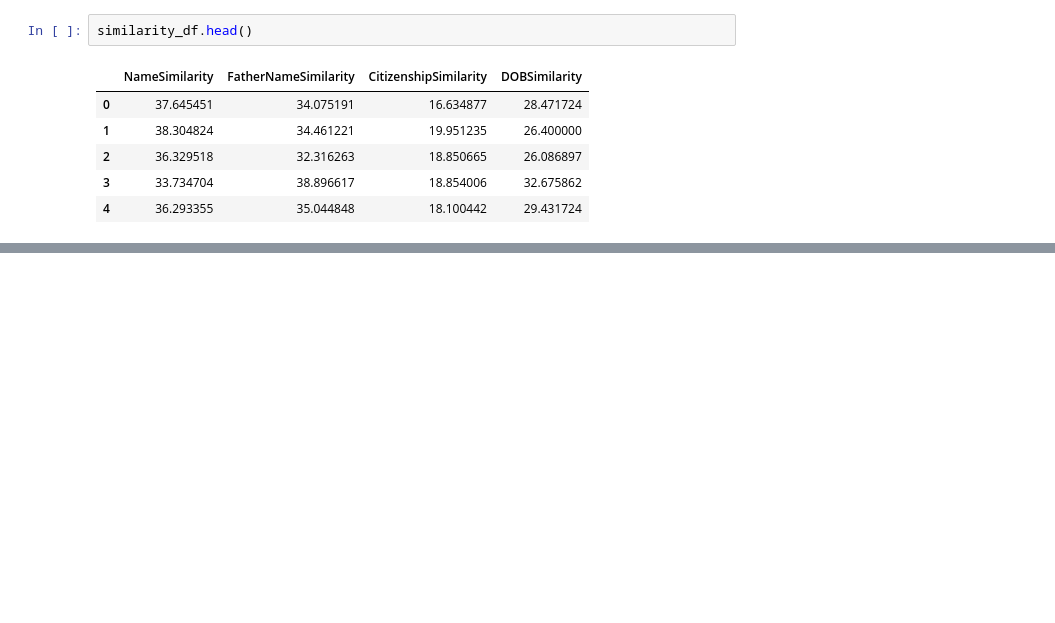
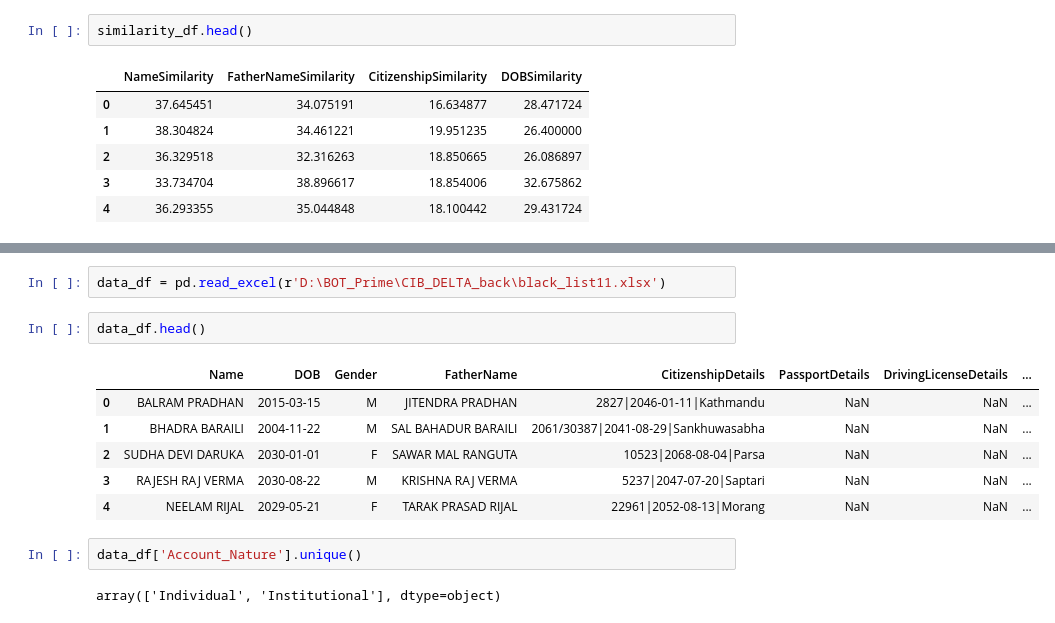
Before and after one commit to awesomeaayaan/prime_CIB_DELTA, a Jupyter notebook: weitage_test.ipynb, the cells around one changed output, grey strips where cells are left out. Saved outputs shown, nothing was run; the diff lists cells and outputs as text; blank space fills up the shorter version.

```diff
--- a/weitage_test.ipynb
+++ b/weitage_test.ipynb
@@ -510,0 +683,15 @@ similarity_df.head()
+# %%
+data_df = pd.read_excel(r'D:\BOT_Prime\CIB_DELTA_back\black_list11.xlsx')
+# %%
+data_df.head()
+# %% [output]
+|  | Name | DOB | Gender | FatherName | CitizenshipDetails | PassportDetails | DrivingLicenseDetails | ... |
+| 0 | BALRAM PRADHAN | 2015-03-15 | M | JITENDRA PRADHAN | 2827|2046-01-11|Kathmandu | NaN | NaN | ... |
+| 1 | BHADRA BARAILI | 2004-11-22 | M | SAL BAHADUR BARAILI | 2061/30387|2041-08-29|Sankhuwasabha | NaN | NaN | ... |
+| 2 | SUDHA DEVI DARUKA | 2030-01-01 | F | SAWAR MAL RANGUTA | 10523|2068-08-04|Parsa | NaN | NaN | ... |
+| 3 | RAJESH RAJ VERMA | 2030-08-22 | M | KRISHNA RAJ VERMA | 5237|2047-07-20|Saptari | NaN | NaN | ... |
+| 4 | NEELAM RIJAL | 2029-05-21 | F | TARAK PRASAD RIJAL | 22961|2052-08-13|Morang | NaN | NaN | ... |
+# %%
+data_df['Account_Nature'].unique()
+# %% [output]
+array(['Individual', 'Institutional'], dtype=object)
```
Also changed, not shown: parts of 23 cells of this notebook, 6 other files.
